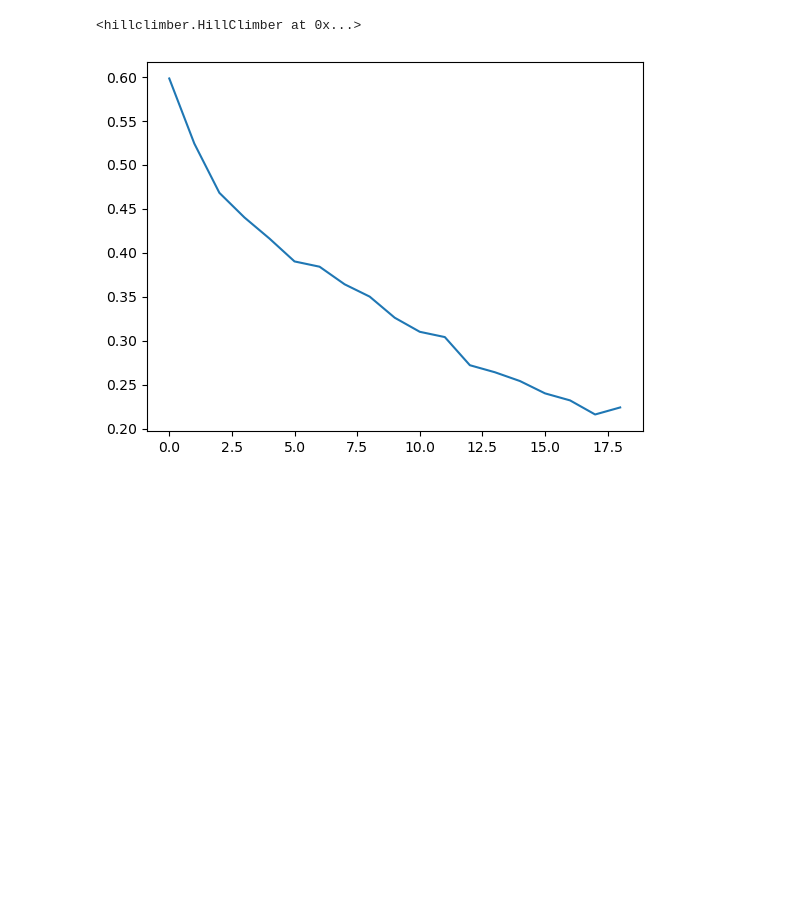
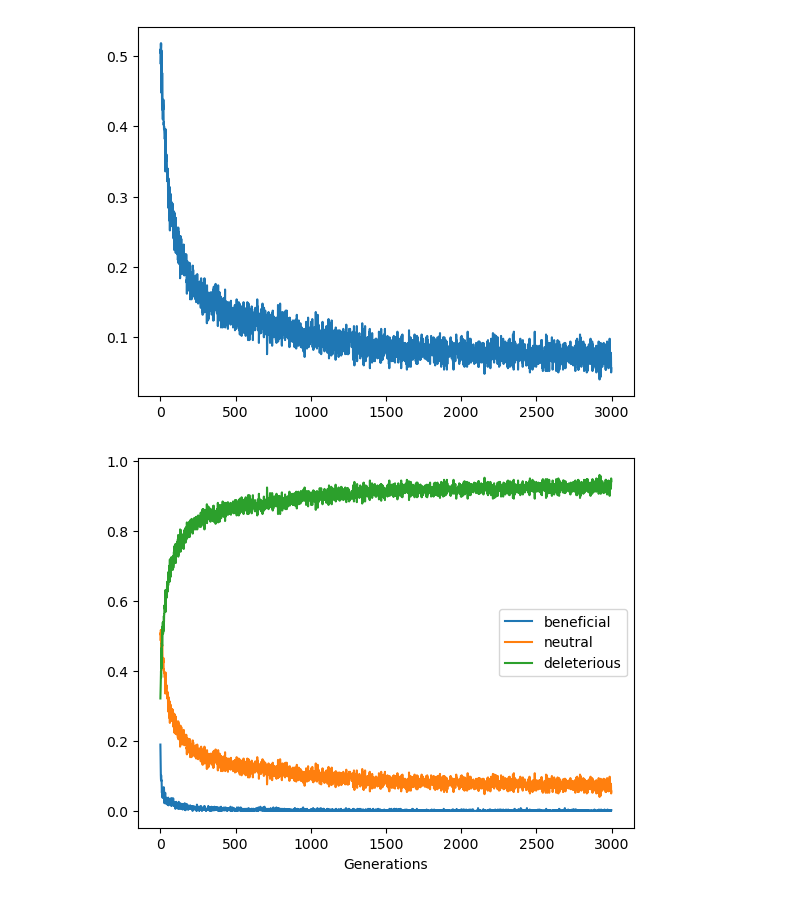
Before and after one commit to ngaylinn/mocs-final, a Jupyter notebook: mutation_info.ipynb, the cells around one changed output. Cells and saved outputs as stored; diff of their text form; code cells hidden in the pictures; blank space fills up the shorter version.

Commit message:
mutation info notebook

```diff
--- a/mutation_info.ipynb
+++ b/mutation_info.ipynb
@@ -2,13 +2,6 @@
 import pickle
 import numpy as np
 import matplotlib.pyplot as plt
-# %%
-with open('./experiments/exp_hc_mutation_test/exp_hc_mutation_test.pkl', 'rb') as pf:
-    hc = pickle.load(pf)
-
-hc
-# %% [output]
-<hillclimber.HillClimber at 0x...>
 # %%
 def plot_neutral_mutations(file):
     with open(file, 'rb') as pf:
@@ -19,7 +12,25 @@ def plot_neutral_mutations(file):
 
     plt.plot(neutral_mutations_proportions)
     plt.show()
-# %%
-plot_neutral_mutations('./experiments/exp_hc_mutation_test/exp_hc_mutation_test.pkl')
-# %% [output]
-[figure, removed]
+# %%
+def plot_mutation_beneficiality(file):
+    with open(file, 'rb') as pf:
+        data = pickle.load(pf)
+
+
+    pairs_over_gens = data.parent_child_fitness_history[1:]
+    prop_beneficial = [len([pair for pair in gen if pair[0] > pair[1]]) / len(gen) for gen in pairs_over_gens]
+    prop_neutral = [len([pair for pair in gen if pair[0] == pair[1]]) / len(gen) for gen in pairs_over_gens]
+    prop_deleterious = [len([pair for pair in gen if pair[0] < pair[1]]) / len(gen) for gen in pairs_over_gens]
+    plt.plot(prop_beneficial, label='beneficial')
+    plt.plot(prop_neutral, label='neutral')
+    plt.plot(prop_deleterious, label='deleterious')
+    plt.xlabel('Generations')
+    plt.legend()
+    plt.show()
+# %%
+plot_neutral_mutations('./hillclimber_test_t0.pkl')
+plot_mutation_beneficiality('./hillclimber_test_t0.pkl')
+# %% [output]
+[figure, added]
+[figure, added]
```
Also changed, not shown: parts of 7 cells of this notebook.
